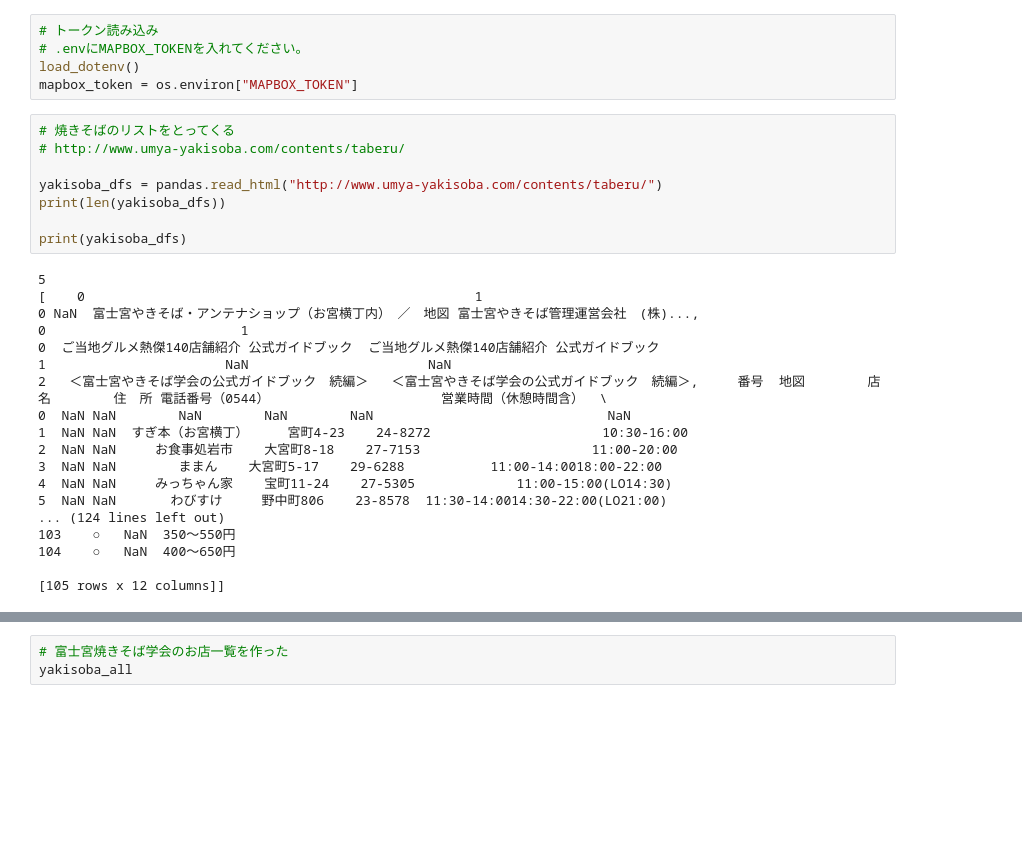
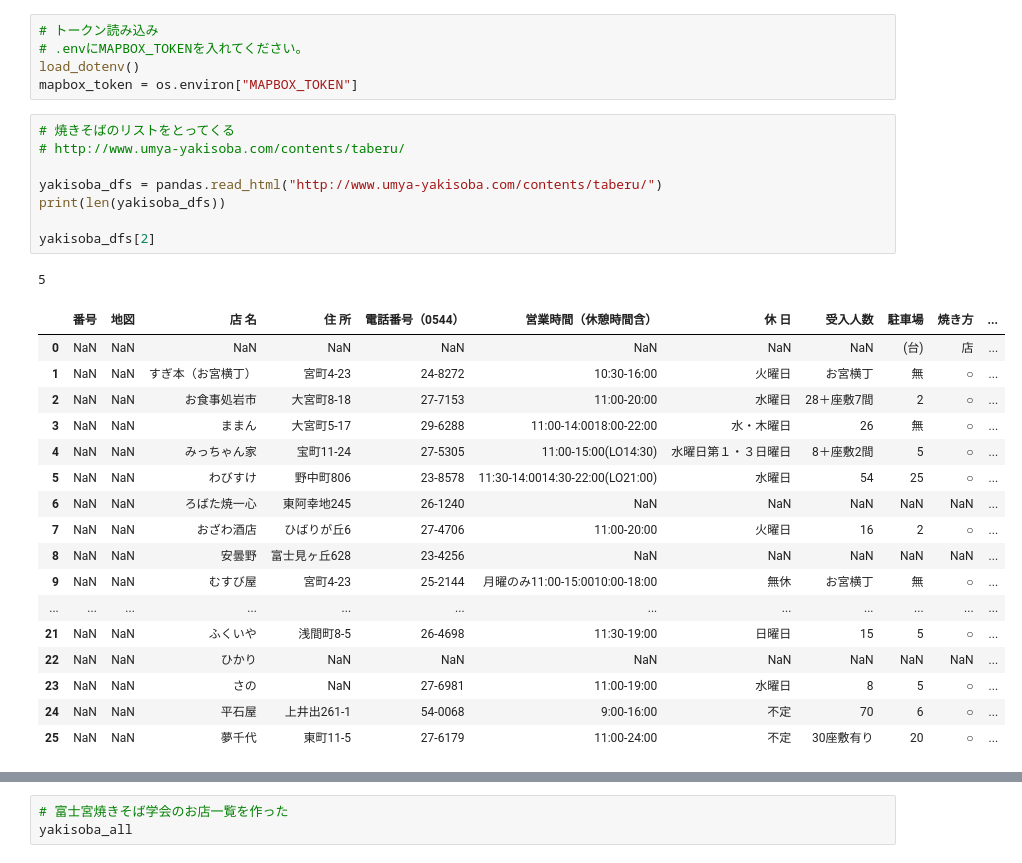
Before and after one commit to hrsano645/fujinomiya-yakisoba-map, a Jupyter notebook: 富士宮焼きそばマップ.ipynb, the cells around one changed output, grey strips where cells are left out. Cells and saved outputs as stored; diff of their text form; blank space fills up the shorter version.

```diff
--- a/富士宮焼きそばマップ.ipynb
+++ b/富士宮焼きそばマップ.ipynb
@@ -118,27 +118,28 @@ mapbox_token = os.environ["MAPBOX_TOKEN"]
 # %%
 # 焼きそばのリストをとってくる
 # http://www.umya-yakisoba.com/contents/taberu/
 
 yakisoba_dfs = pandas.read_html("http://www.umya-yakisoba.com/contents/taberu/")
 print(len(yakisoba_dfs))
 
-print(yakisoba_dfs)
+yakisoba_dfs[2]
 # %% [output]
 5
-[    0                                                  1
-0 NaN  富士宮やきそば・アンテナショップ（お宮横丁内）　／　地図 富士宮やきそば管理運営会社　(株)...,                           0                         1
-0  ご当地グルメ熱傑140店舗紹介 公式ガイドブック  ご当地グルメ熱傑140店舗紹介 公式ガイドブック
-1                       NaN                       NaN
-2   ＜富士宮やきそば学会の公式ガイドブック　続編＞   ＜富士宮やきそば学会の公式ガイドブック　続編＞,     番号  地図        店　名        住　所 電話番号（0544）                      営業時間（休憩時間含）  \
-0  NaN NaN        NaN        NaN        NaN                              NaN
-1  NaN NaN  すぎ本（お宮横丁）     宮町4-23    24-8272                      10:30-16:00
-2  NaN NaN     お食事処岩市    大宮町8-18    27-7153                      11:00-20:00
-3  NaN NaN        ままん    大宮町5-17    29-6288           11:00-14:0018:00-22:00
-4  NaN NaN     みっちゃん家    宝町11-24    27-5305             11:00-15:00(LO14:30)
-5  NaN NaN       わびすけ     野中町806    23-8578  11:30-14:0014:30-22:00(LO21:00)
-... (124 lines left out)
-103    ○   NaN  350～550円
-104    ○   NaN  400～650円
-
-[105 rows x 12 columns]]
+|  | 番号 | 地図 | 店 名 | 住 所 | 電話番号（0544） | 営業時間（休憩時間含） | 休 日 | 受入人数 | 駐車場 | 焼き方 | ... |
+| 0 | NaN | NaN | NaN | NaN | NaN | NaN | NaN | NaN | (台) | 店 | ... |
+| 1 | NaN | NaN | すぎ本（お宮横丁） | 宮町4-23 | 24-8272 | 10:30-16:00 | 火曜日 | お宮横丁 | 無 | ○ | ... |
+| 2 | NaN | NaN | お食事処岩市 | 大宮町8-18 | 27-7153 | 11:00-20:00 | 水曜日 | 28＋座敷7間 | 2 | ○ | ... |
+| 3 | NaN | NaN | ままん | 大宮町5-17 | 29-6288 | 11:00-14:0018:00-22:00 | 水・木曜日 | 26 | 無 | ○ | ... |
+| 4 | NaN | NaN | みっちゃん家 | 宝町11-24 | 27-5305 | 11:00-15:00(LO14:30) | 水曜日第１・３日曜日 | 8＋座敷2間 | 5 | ○ | ... |
+| 5 | NaN | NaN | わびすけ | 野中町806 | 23-8578 | 11:30-14:0014:30-22:00(LO21:00) | 水曜日 | 54 | 25 | ○ | ... |
+| 6 | NaN | NaN | ろばた焼一心 | 東阿幸地245 | 26-1240 | NaN | NaN | NaN | NaN | NaN | ... |
+| 7 | NaN | NaN | おざわ酒店 | ひばりが丘6 | 27-4706 | 11:00-20:00 | 火曜日 | 16 | 2 | ○ | ... |
+| 8 | NaN | NaN | 安曇野 | 富士見ヶ丘628 | 23-4256 | NaN | NaN | NaN | NaN | NaN | ... |
+| 9 | NaN | NaN | むすび屋 | 宮町4-23 | 25-2144 | 月曜のみ11:00-15:0010:00-18:00 | 無休 | お宮横丁 | 無 | ○ | ... |
+| ... | ... | ... | ... | ... | ... | ... | ... | ... | ... | ... | ... |
+| 21 | NaN | NaN | ふくいや | 浅間町8-5 | 26-4698 | 11:30-19:00 | 日曜日 | 15 | 5 | ○ | ... |
+| 22 | NaN | NaN | ひかり | NaN | NaN | NaN | NaN | NaN | NaN | NaN | ... |
+| 23 | NaN | NaN | さの | NaN | 27-6981 | 11:00-19:00 | 水曜日 | 8 | 5 | ○ | ... |
+| 24 | NaN | NaN | 平石屋 | 上井出261-1 | 54-0068 | 9:00-16:00 | 不定 | 70 | 6 | ○ | ... |
+| 25 | NaN | NaN | 夢千代 | 東町11-5 | 27-6179 | 11:00-24:00 | 不定 | 30座敷有り | 20 | ○ | ... |
 # %%
```
Also changed, not shown: parts of 3 cells of this notebook, 2 other files.
